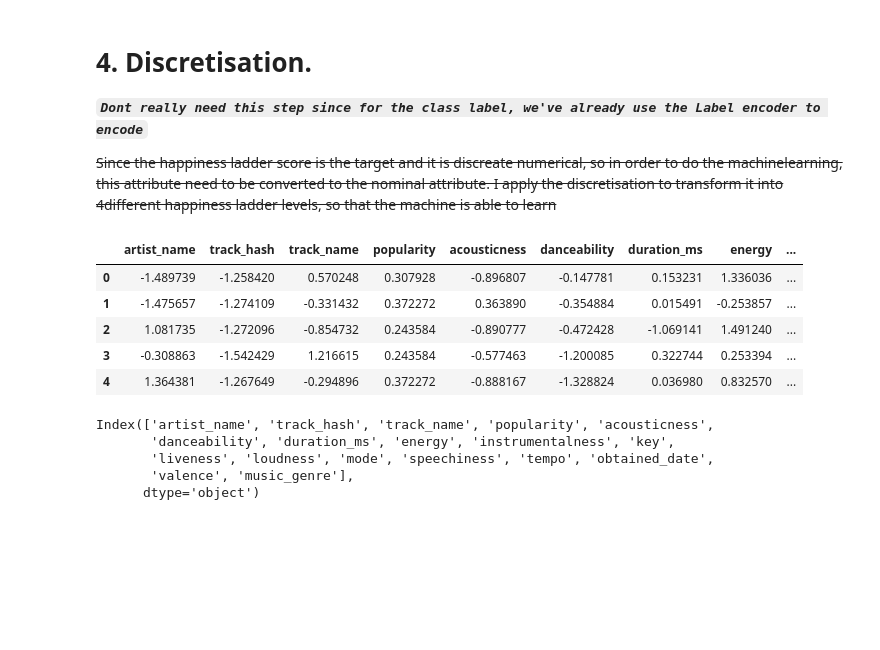
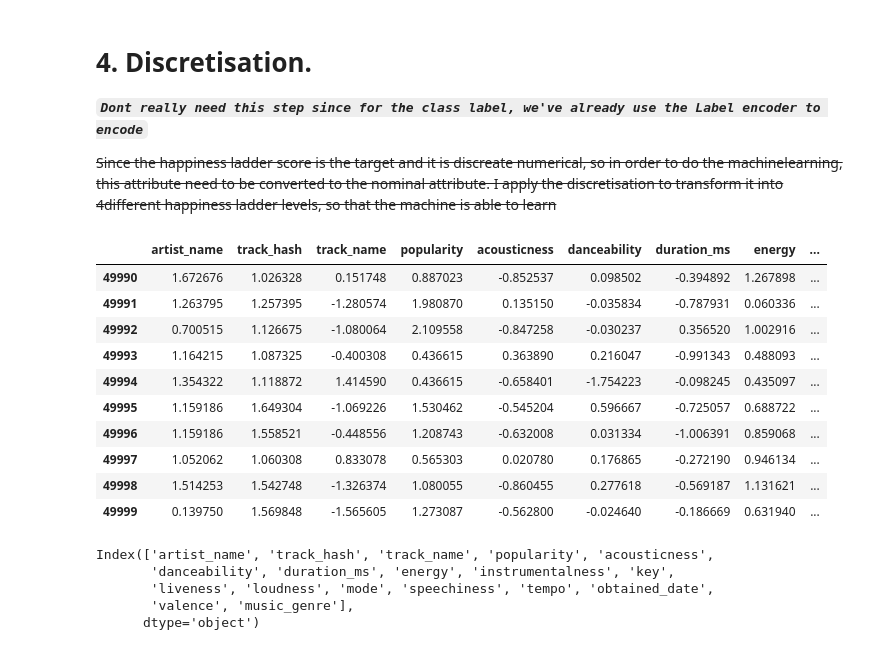
Before and after one commit to Yun-K/comp309_a3, a Jupyter notebook: a3.ipynb, the cells around one changed output. Saved outputs shown, nothing was run; the diff lists cells and outputs as text; code cells hidden in the pictures; blank space fills up the shorter version.

```diff
--- a/a3.ipynb
+++ b/a3.ipynb
@@ -343,7 +393,8 @@ Encoding Categorical Variables. This step is for converting categorical data to
 >
 > https://stackoverflow.com/questions/57507832/unable-to-allocate-array-with-shape-and-data-type
 # %%
-categorical = {'artist_name', 'track_hash','track_name','key','obtained_date','mode','music_genre'}
+categorical = {'artist_name', 'track_hash', 'track_name',
+               'key', 'obtained_date', 'mode', 'music_genre'}
 
 whole_encode_all = whole_noMissing.copy()
 
@@ -353,15 +404,34 @@ hot_encoder = OneHotEncoder(handle_unknown='ignore', sparse=False)
 
 # 1st, use label encoder to encode mode and the class label: music_genre
 # mode has only 2 values, so I think it can use labelEncoder as well
-whole_encode_all  = myutil.label_encoder(label_encoder=label_encoder,dataset=whole_encode_all,feature_list=['mode','music_genre'])
 
-# whole_encode_all = myutil.encode_class_label(whole_encode_all)
-# whole_encode_all = myutil.encode_feature_mode(whole_encode_all)
+
+def label_encode_features(dataset, encoder = label_encoder,feature_list=['mode', 'music_genre']):
+    for feature in feature_list:
+        dataset[feature] = encoder.fit_transform(dataset[feature])
+    return dataset
+
+
+def ordinal_encode_feature(ordinal_encoder, dataset, feature_list=['key', 'obtained_date']):
+    '''encode default ['key','obtained_date'] '''
+    # feature_list = ['key', 'obtained_date']  # ,'mode']
+
+    for feature in feature_list:
+        dataset[feature] = ordinal_encoder.fit_transform(
+            dataset[feature].values.reshape(-1, 1))
+
+    return dataset
+
+
+whole_encode_all = label_encode_features(
+    dataset=whole_encode_all, feature_list=['mode', 'music_genre'])
 
 # 2nd, use ordinal encoder to handle the rest
-whole_encode_all = myutil.ordinal_encoder(ordinal_encoder=ordinal_encoder,dataset=whole_encode_all,feature_list=['key','obtained_date'])
+whole_encode_all = ordinal_encode_feature(
+    ordinal_encoder=ordinal_encoder, dataset=whole_encode_all, feature_list=['key', 'obtained_date'])
 
-whole_encode_all = myutil.ordinal_encoder(ordinal_encoder=ordinal_encoder,dataset=whole_encode_all,feature_list=['artist_name', 'track_hash','track_name'])
+whole_encode_all = ordinal_encode_feature(ordinal_encoder=ordinal_encoder, dataset=whole_encode_all, feature_list=[
+                                          'artist_name', 'track_hash', 'track_name'])
 
 whole_encode_all.info()
 whole_encode_all.head()
@@ -369,6 +439,14 @@ whole_encode_all.head()
 
 # FIXME: SHIT, it report the MemoryError: Unable to allocate 14.1 GiB for an array with shape (47511, 39917) and data type float64
 # my labtop only has 8 GB RAM, F**K https://stackoverflow.com/questions/57507832/unable-to-allocate-array-with-shape-and-data-type
+# # TODO: https://stackoverflow.com/questions/57507832/unable-to-allocate-array-with-shape-and-data-type
+# def one_hot_encoder(hot_encoder,dataset, feature_list=['artist_name', 'track_hash', 'track_name']):
+#     ''' 3rd, use one hot encoder to encode 'artist_name','track_hash','track_name'''
+#     # feature_list = ['artist_name', 'track_hash', 'track_name']
+#     for i in range(len(feature_list)-1):
+#         dataset[feature_list[i]] = hot_encoder.fit_transform(
+#             dataset[feature_list[i]].to_numpy().reshape(-1, 1))
+#     return dataset
 # # 2nd, use ordinal encoder to encode 'key','obtained_date' these 2 features
 # whole_encode_all = myutil.ordinal_encoder(whole_encode_all)
 
@@ -437,12 +515,17 @@ profile_report.to_file('panda-profile-report/encode_all.html')
-# %%
-whole_encode_all.head()
-# %% [output]
-|  | artist_name | track_hash | track_name | popularity | acousticness | danceability | duration_ms | energy | ... |
-| 0 | -1.489739 | -1.258420 | 0.570248 | 0.307928 | -0.896807 | -0.147781 | 0.153231 | 1.336036 | ... |
-| 1 | -1.475657 | -1.274109 | -0.331432 | 0.372272 | 0.363890 | -0.354884 | 0.015491 | -0.253857 | ... |
-| 2 | 1.081735 | -1.272096 | -0.854732 | 0.243584 | -0.890777 | -0.472428 | -1.069141 | 1.491240 | ... |
-| 3 | -0.308863 | -1.542429 | 1.216615 | 0.243584 | -0.577463 | -1.200085 | 0.322744 | 0.253394 | ... |
-| 4 | 1.364381 | -1.267649 | -0.294896 | 0.372272 | -0.888167 | -1.328824 | 0.036980 | 0.832570 | ... |
+# %%
+whole_encode_all.tail(10)
+# %% [output]
+|  | artist_name | track_hash | track_name | popularity | acousticness | danceability | duration_ms | energy | ... |
+| 49990 | 1.672676 | 1.026328 | 0.151748 | 0.887023 | -0.852537 | 0.098502 | -0.394892 | 1.267898 | ... |
+| 49991 | 1.263795 | 1.257395 | -1.280574 | 1.980870 | 0.135150 | -0.035834 | -0.787931 | 0.060336 | ... |
+| 49992 | 0.700515 | 1.126675 | -1.080064 | 2.109558 | -0.847258 | -0.030237 | 0.356520 | 1.002916 | ... |
+| 49993 | 1.164215 | 1.087325 | -0.400308 | 0.436615 | 0.363890 | 0.216047 | -0.991343 | 0.488093 | ... |
+| 49994 | 1.354322 | 1.118872 | 1.414590 | 0.436615 | -0.658401 | -1.754223 | -0.098245 | 0.435097 | ... |
+| 49995 | 1.159186 | 1.649304 | -1.069226 | 1.530462 | -0.545204 | 0.596667 | -0.725057 | 0.688722 | ... |
+| 49996 | 1.159186 | 1.558521 | -0.448556 | 1.208743 | -0.632008 | 0.031334 | -1.006391 | 0.859068 | ... |
+| 49997 | 1.052062 | 1.060308 | 0.833078 | 0.565303 | 0.020780 | 0.176865 | -0.272190 | 0.946134 | ... |
+| 49998 | 1.514253 | 1.542748 | -1.326374 | 1.080055 | -0.860455 | 0.277618 | -0.569187 | 1.131621 | ... |
+| 49999 | 0.139750 | 1.569848 | -1.565605 | 1.273087 | -0.562800 | -0.024640 | -0.186669 | 0.631940 | ... |
 # %%
 whole_encode_all.columns
 # %% [output]
```
Also changed, not shown: parts of 17 cells of this notebook, 10 other files.
